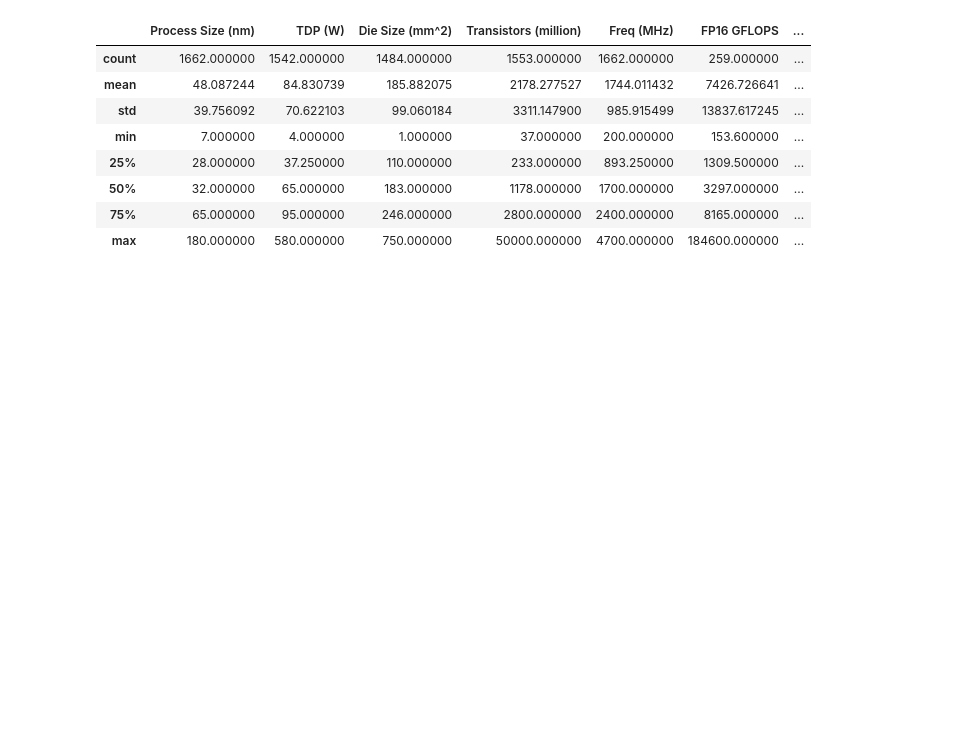
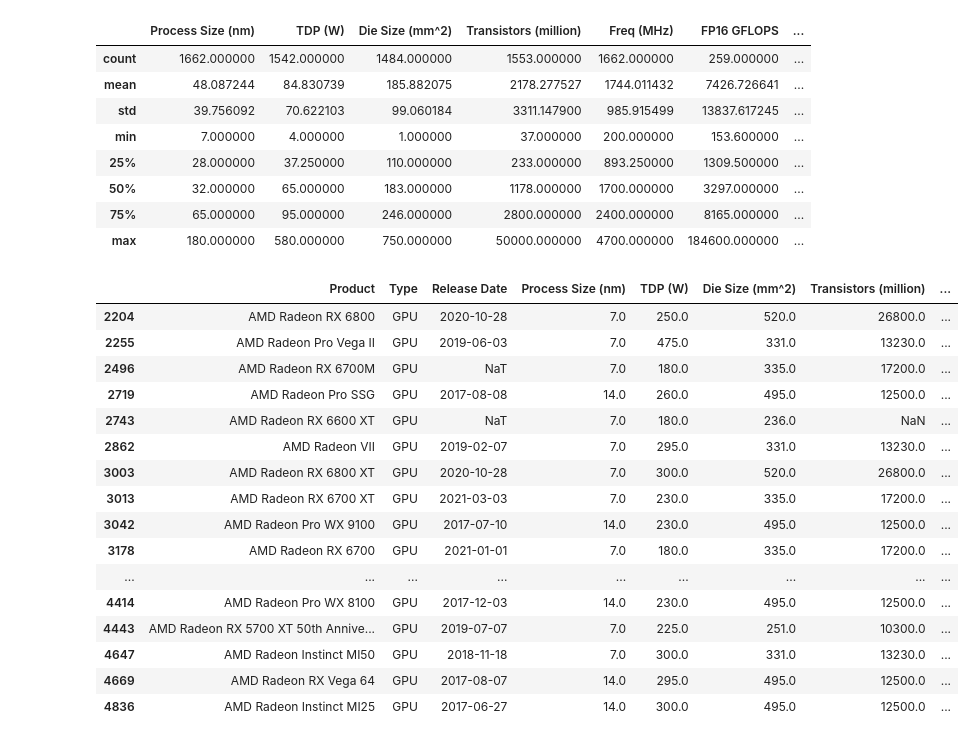
Before and after one commit to Divyesh230902/CPU_Performance, a Jupyter notebook: analysis.ipynb, the cells around one changed output. Drawn from its saved outputs; the diff is of its cells as text; code cells hidden in the pictures; blank space fills up the shorter version.

```diff
--- a/analysis.ipynb
+++ b/analysis.ipynb
@@ -142,3 +142,25 @@ data_df_amd_summary
 | 50% | 32.000000 | 65.000000 | 183.000000 | 1178.000000 | 1700.000000 | 3297.000000 | ... |
 | 75% | 65.000000 | 95.000000 | 246.000000 | 2800.000000 | 2400.000000 | 8165.000000 | ... |
 | max | 180.000000 | 580.000000 | 750.000000 | 50000.000000 | 4700.000000 | 184600.000000 | ... |
+# %%
+# get the high end AMD GPUs
+data_df_amd_highend = data_df_amd[(data_df_amd["Type"] == 'GPU') & (data_df_amd["FP32 GFLOPS"] > 10000)]
+data_df_amd_highend
+# %% [output]
+|  | Product | Type | Release Date | Process Size (nm) | TDP (W) | Die Size (mm^2) | Transistors (million) | ... |
+| 2204 | AMD Radeon RX 6800 | GPU | 2020-10-28 | 7.0 | 250.0 | 520.0 | 26800.0 | ... |
+| 2255 | AMD Radeon Pro Vega II | GPU | 2019-06-03 | 7.0 | 475.0 | 331.0 | 13230.0 | ... |
+| 2496 | AMD Radeon RX 6700M | GPU | NaT | 7.0 | 180.0 | 335.0 | 17200.0 | ... |
+| 2719 | AMD Radeon Pro SSG | GPU | 2017-08-08 | 14.0 | 260.0 | 495.0 | 12500.0 | ... |
+| 2743 | AMD Radeon RX 6600 XT | GPU | NaT | 7.0 | 180.0 | 236.0 | NaN | ... |
+| 2862 | AMD Radeon VII | GPU | 2019-02-07 | 7.0 | 295.0 | 331.0 | 13230.0 | ... |
+| 3003 | AMD Radeon RX 6800 XT | GPU | 2020-10-28 | 7.0 | 300.0 | 520.0 | 26800.0 | ... |
+| 3013 | AMD Radeon RX 6700 XT | GPU | 2021-03-03 | 7.0 | 230.0 | 335.0 | 17200.0 | ... |
+| 3042 | AMD Radeon Pro WX 9100 | GPU | 2017-07-10 | 14.0 | 230.0 | 495.0 | 12500.0 | ... |
+| 3178 | AMD Radeon RX 6700 | GPU | 2021-01-01 | 7.0 | 180.0 | 335.0 | 17200.0 | ... |
+| ... | ... | ... | ... | ... | ... | ... | ... | ... |
+| 4414 | AMD Radeon Pro WX 8100 | GPU | 2017-12-03 | 14.0 | 230.0 | 495.0 | 12500.0 | ... |
+| 4443 | AMD Radeon RX 5700 XT 50th Annive... | GPU | 2019-07-07 | 7.0 | 225.0 | 251.0 | 10300.0 | ... |
+| 4647 | AMD Radeon Instinct MI50 | GPU | 2018-11-18 | 7.0 | 300.0 | 331.0 | 13230.0 | ... |
+| 4669 | AMD Radeon RX Vega 64 | GPU | 2017-08-07 | 14.0 | 295.0 | 495.0 | 12500.0 | ... |
+| 4836 | AMD Radeon Instinct MI25 | GPU | 2017-06-27 | 14.0 | 300.0 | 495.0 | 12500.0 | ... |
```
Also changed, not shown: parts of 12 cells of this notebook, 2 other files.
